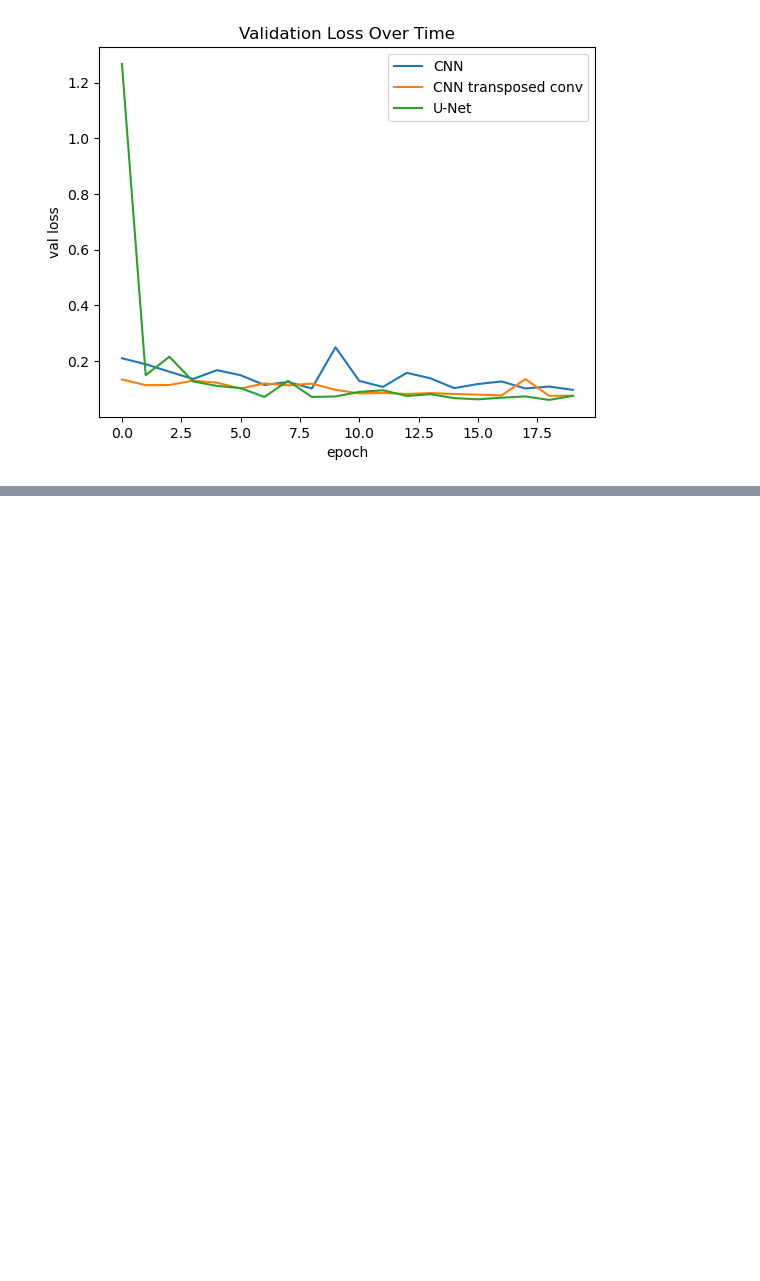
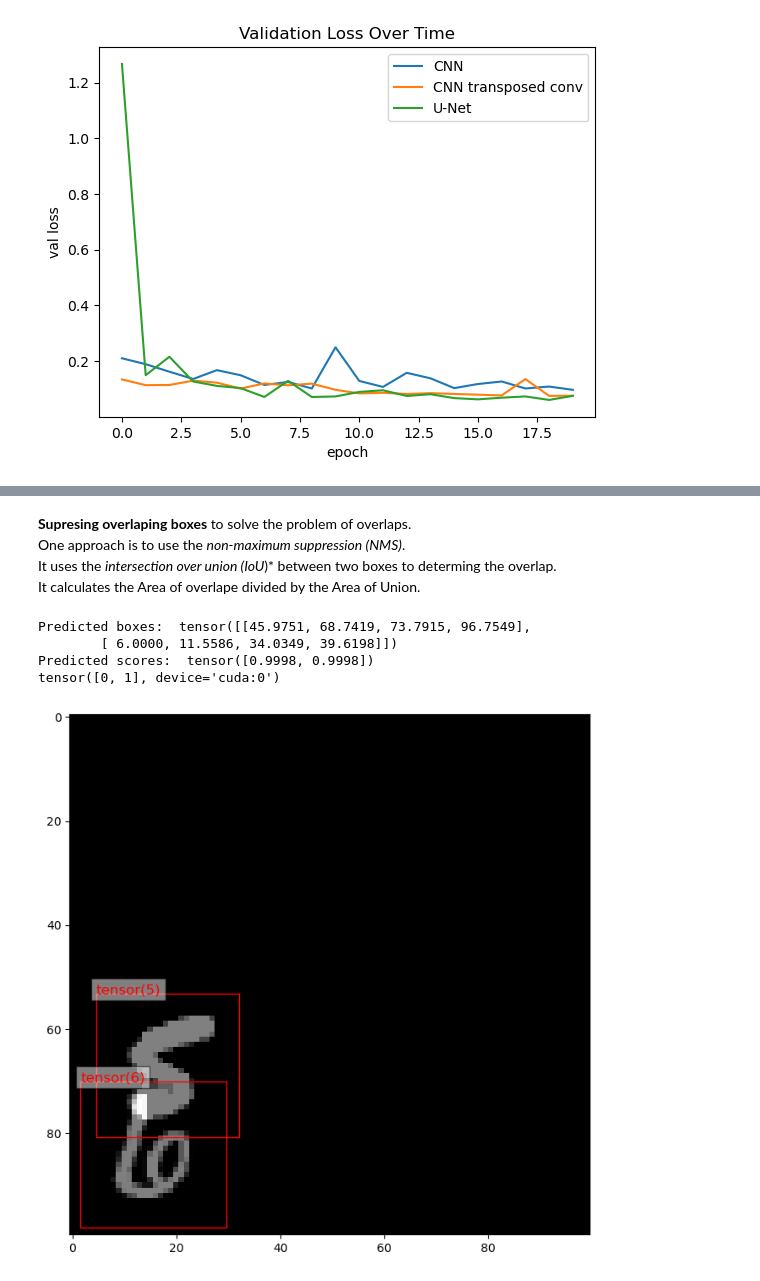
Before and after one commit to Efrazar/Bio-AI-foundations, a Jupyter notebook: Inside_Deep_Learning/08_Object_Detection.ipynb, the cells around one changed output, grey strips where cells are left out. Saved outputs shown, nothing was run; the diff lists cells and outputs as text; code cells hidden in the pictures; blank space fills up the shorter version.

```diff
--- a/Inside_Deep_Learning/08_Object_Detection.ipynb
+++ b/Inside_Deep_Learning/08_Object_Detection.ipynb
@@ -354,0 +426,11 @@ Text(0.5, 1.0, 'Validation Loss Over Time')
+# %%
+# Define a custom collate function to handle variable number of boxes and labels
+def collate_fn(batch):
+    imgs = []
+    labels = []
+    for img, label in batch:
+        imgs.append(img)
+        labels.append(label)
+    return imgs, labels
+
+train_loader = DataLoader(train_data, batch_size=128, shuffle=True, collate_fn=collate_fn)
@@ -354,0 +574,56 @@ Text(0.5, 1.0, 'Validation Loss Over Time')
+# %% [markdown]
+**Supresing overlaping boxes** to solve the problem of overlaps.\
+One approach is to use the  *non-maximum suppression (NMS)*.\
+It uses the *intersection over union (IoU*)* between two boxes to determing the overlap.\
+It calculates the Area of overlape divided by the Area of Union.
+# %%
+# Suppresion of overlapping boxes using Non-Maximum Suppression (NMS)
+from torchvision.ops import nms
+
+print("Predicted boxes: ", prediction[0]['boxes'].cpu())
+print("Predicted scores: ", prediction[0]['scores'].cpu())
+
+# Apply NMS to the predicted boxes and scores
+print(nms(prediction[0]['boxes'], prediction[0]['scores'], iou_threshold=0.5))
+# returns the indices of the boxes to keep after NMS
+# %% [output]
+Predicted boxes:  tensor([[45.9751, 68.7419, 73.7915, 96.7549],
+        [ 6.0000, 11.5586, 34.0349, 39.6198]])
+Predicted scores:  tensor([0.9998, 0.9998])
+tensor([0, 1], device='cuda:0')
+# %%
+def showPredsNMS(img, pred, iou_threshold=0.5, min_score=0.05, label_names=None):
+    """
+    img: the image to plot the predictions on
+    pred: the predictions from the model, in the format of a dictionary with keys 'boxes', 'labels', and 'scores'
+    iou_threshold: the IoU threshold for NMS
+    min_score: the minimum score for a box to be considered a valid prediction
+    label_names: a list of label names corresponding to the label indices (optional)
+    """
+    boxes = pred['boxes']
+    scores = pred['scores']
+    labels = pred['labels']
+
+    # Filter out boxes with low scores
+    keep = scores >= min_score
+    boxes = boxes[keep]
+    scores = scores[keep]
+    labels = labels[keep]
+
+    # Apply NMS
+    keep_indices = nms(boxes, scores, iou_threshold)
+    boxes = boxes[keep_indices]
+    scores = scores[keep_indices]
+    labels = labels[keep_indices]
+
+    # Plot the remaining boxes and labels
+    fig, ax = plt.subplots(1, figsize=(8, 8))
+    ax.imshow(img.numpy()[0, :], cmap="gray") # plot the image
+    for box, label in zip(boxes, labels):
+        label_name = label_names[label] if label_names is not None else label.cpu()
+        ax = plotDetection(ax, box.cpu(), label_name) # plot each predicted box and label
+    plt.show()
+# %%
+showPredsNMS(x, prediction[0])
+# %% [output]
+[figure, added]
```
Also changed, not shown: parts of 13 cells of this notebook.
